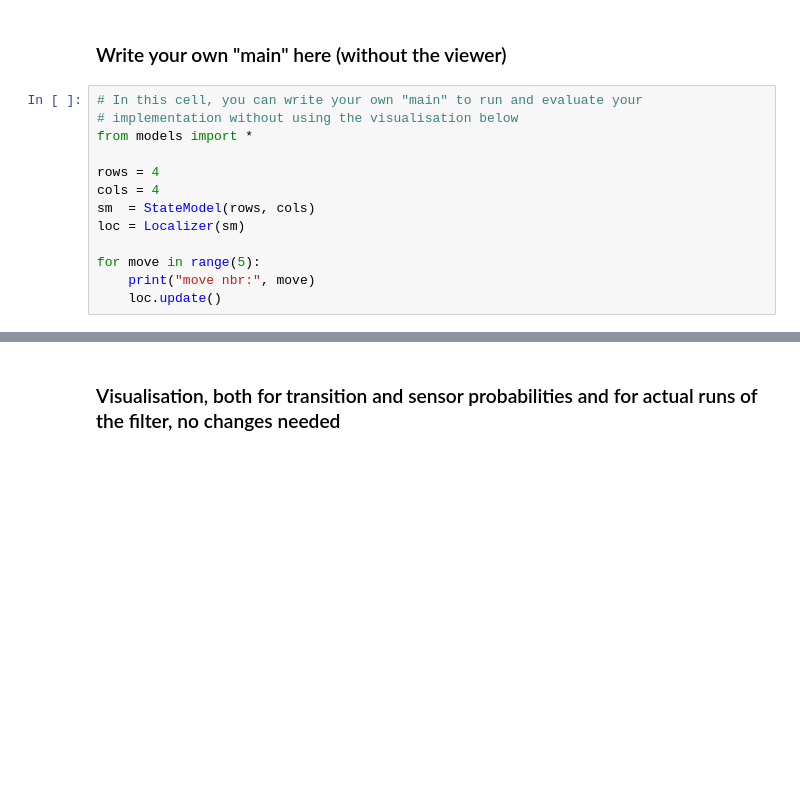
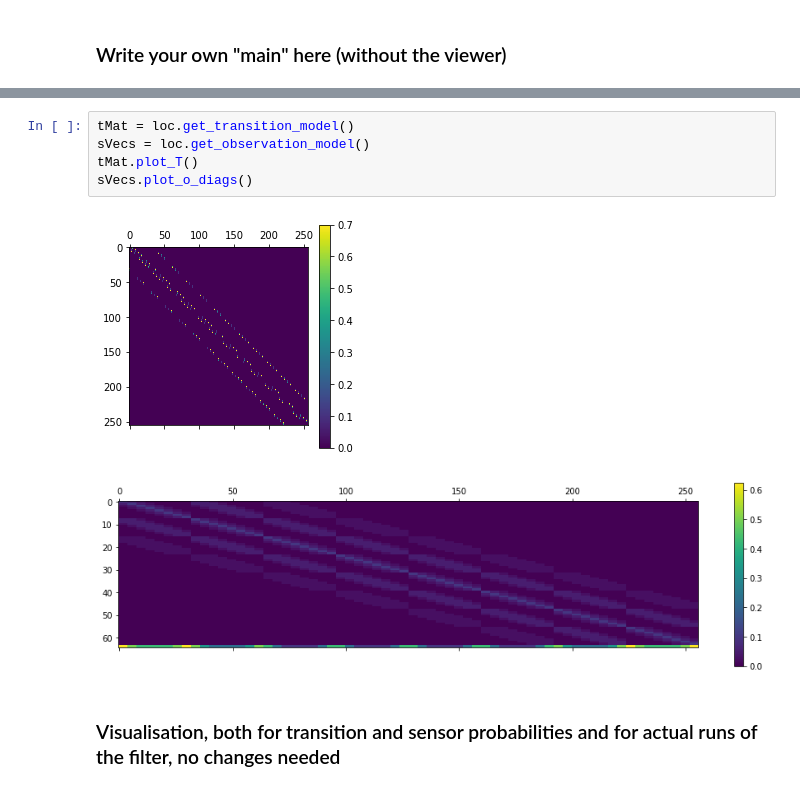
Before and after one commit to GitThisJoel/Artificial-Intelligence-EDAP01, a Jupyter notebook: 3/HMMAssignment2022/handout/RobotLocWrapper.ipynb, the cells around one changed output, grey strips where cells are left out. Cells and saved outputs as stored; diff of their text form; blank space fills up the shorter version.

```diff
--- a/3/HMMAssignment2022/handout/RobotLocWrapper.ipynb
+++ b/3/HMMAssignment2022/handout/RobotLocWrapper.ipynb
@@ -62,15 +62,2 @@ Hello from HMMFilter
 # %% [markdown]
 ### Write your own "main" here (without the viewer)
-# %%
-# In this cell, you can write your own "main" to run and evaluate your
-# implementation without using the visualisation below
-from models import *
-
-rows = 4
-cols = 4
-sm  = StateModel(rows, cols)
-loc = Localizer(sm)
-
-for move in range(5):
-    print("move nbr:", move)
-    loc.update()
@@ -85,3 +127,11 @@ move nbr: 4
+# %%
+tMat = loc.get_transition_model()
+sVecs = loc.get_observation_model()
+tMat.plot_T()
+sVecs.plot_o_diags()
+# %% [output]
+[figure, added]
+[figure, added]
 # %% [markdown]
 ### Visualisation, both for transition and sensor probabilities and for actual runs of the filter, no changes needed
 # %%
```
Also changed, not shown: parts of 4 cells of this notebook, 3 other files.
